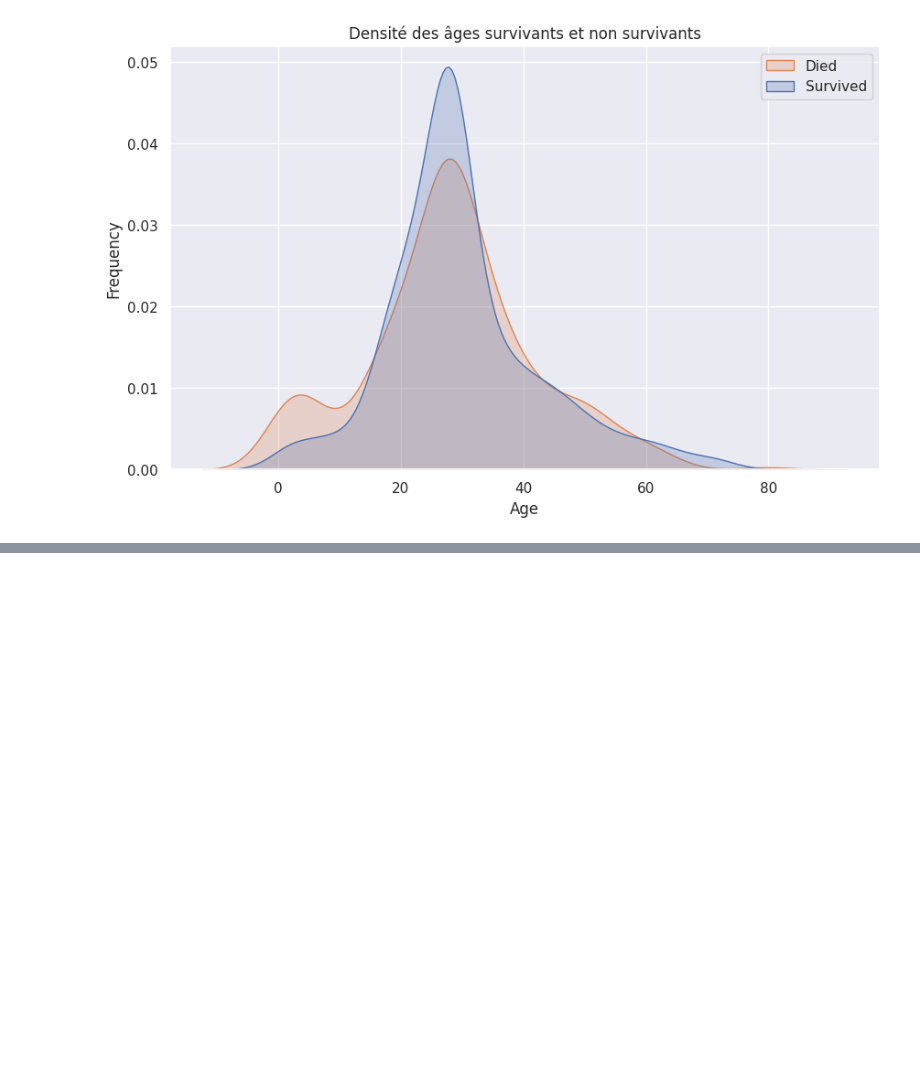
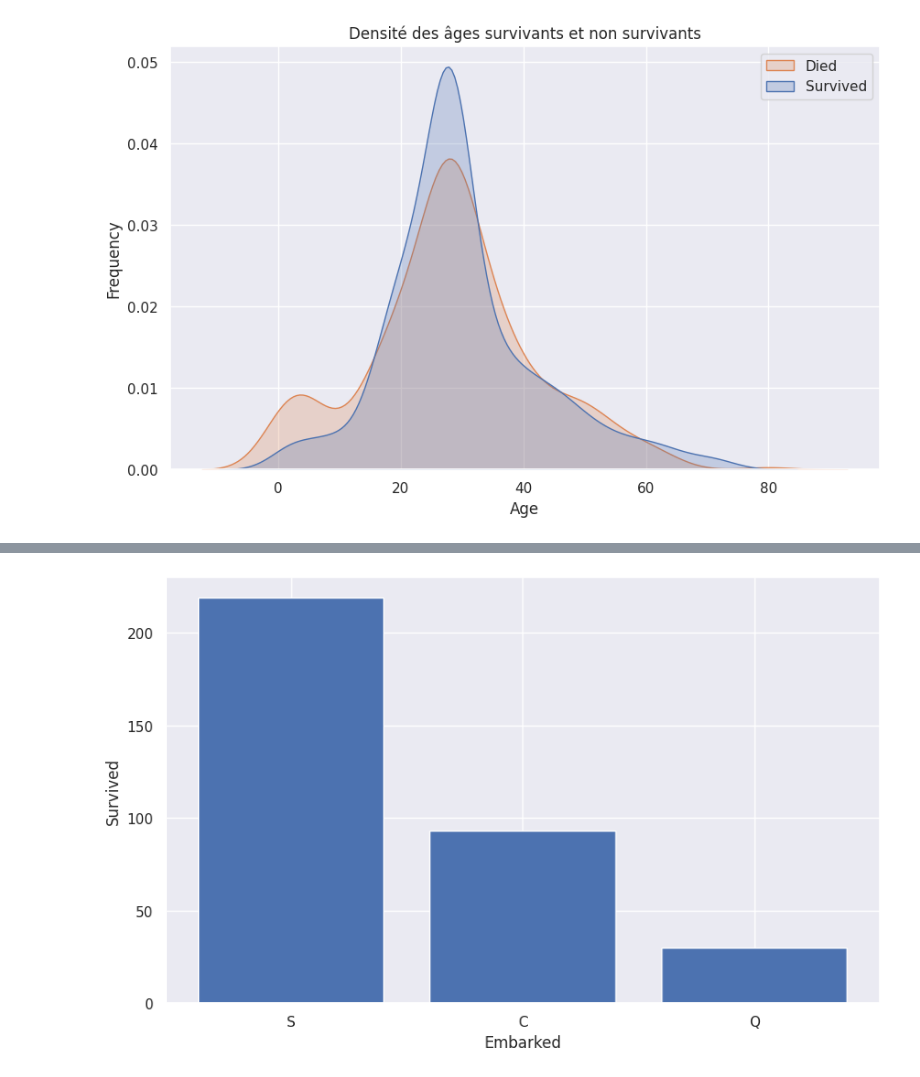
Before and after one commit to kalmuroth/lb-cml, a Jupyter notebook: lb_cml.ipynb, the cells around one changed output, grey strips where cells are left out. Cells and saved outputs as stored; diff of their text form; code cells hidden in the pictures; blank space fills up the shorter version.

```diff
--- a/lb_cml.ipynb
+++ b/lb_cml.ipynb
@@ -544 +450,13 @@ print(tabulate(data.head(), headers='keys', tablefmt='pretty'))
+# %%
+# Calculate the number of survivors for each embarked port
+survivors_by_embarked = [data[data[f'Embarked_{port}'] == 1]['Survived'].sum() for port in ['S', 'C', 'Q']]
+ports = ['S', 'C', 'Q']
+plt.figure(figsize=(10, 6))
+plt.bar(ports, survivors_by_embarked)
+plt.xlabel('Embarked')
+plt.ylabel('Survived')
+
+plt.show()
+# %% [output]
+[figure, added]
 # %%
```
Also changed, not shown: parts of 29 cells of this notebook.
